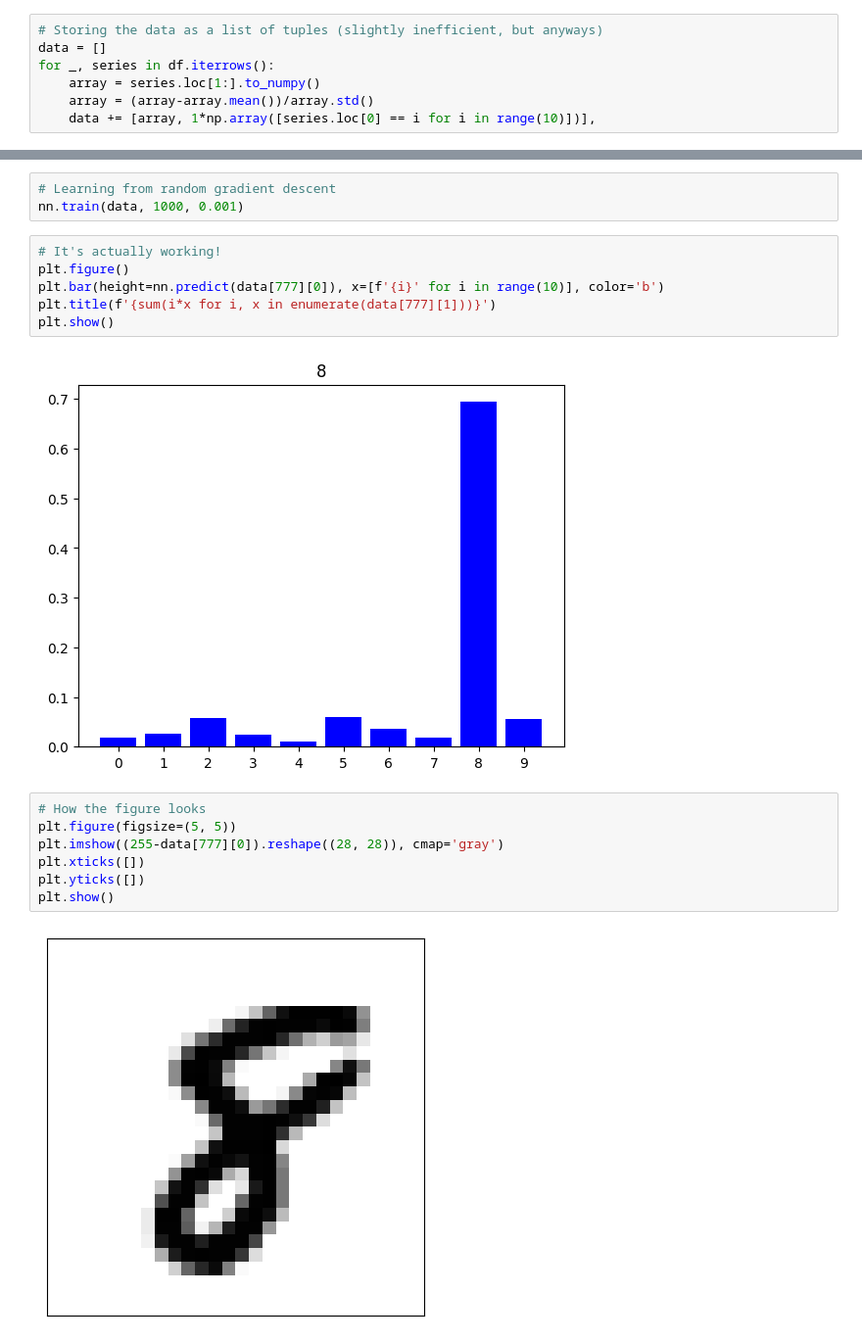
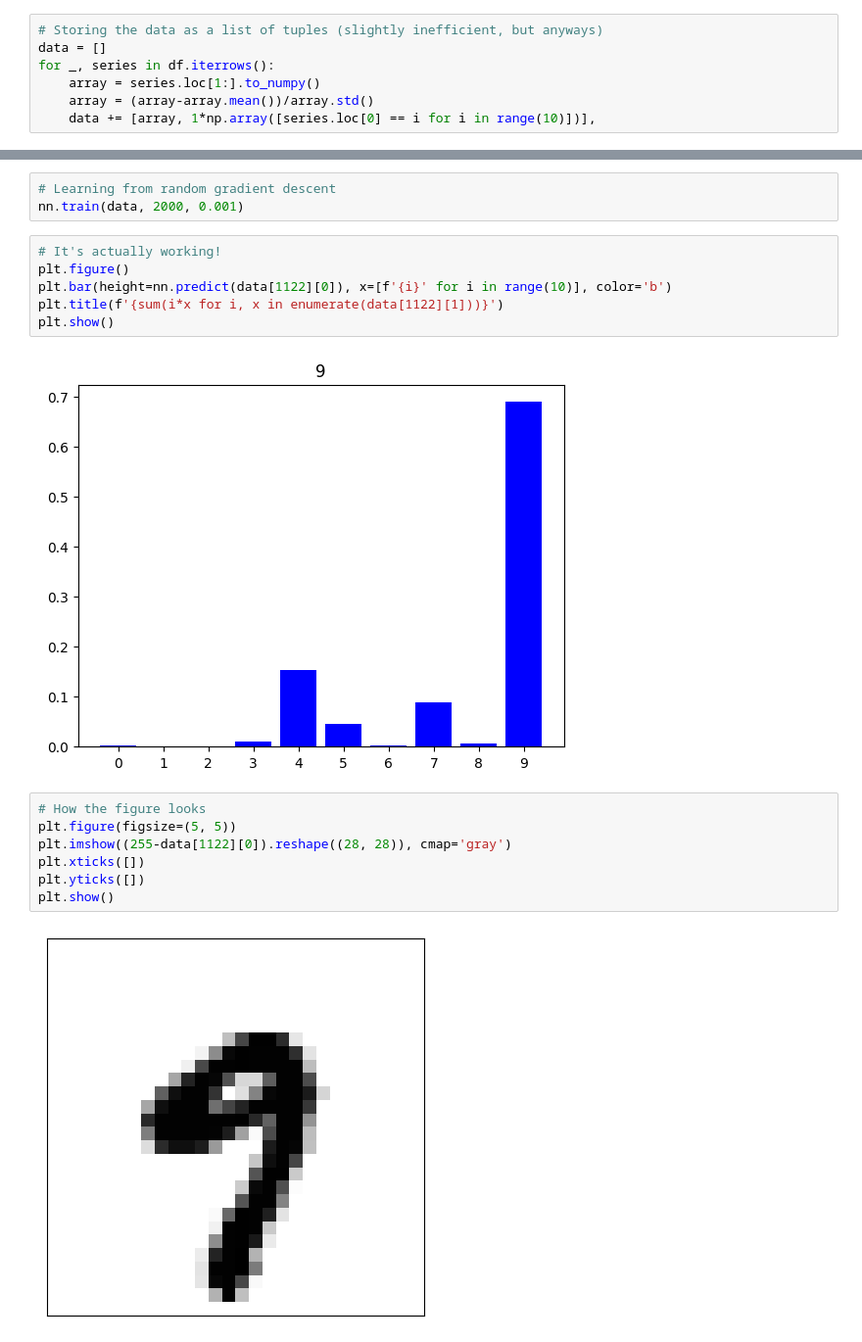
Before and after one commit to magnushelliesen/neural-network, a Jupyter notebook: neural-network-mnist-test.ipynb, the cells around one changed output, grey strips where cells are left out. Shown at 98% size. Saved outputs shown, nothing was run; the diff lists cells and outputs as text.

```diff
--- a/neural-network-mnist-test.ipynb
+++ b/neural-network-mnist-test.ipynb
@@ -46,23 +46,23 @@ plt.show()
 # %%
 # Learning from random gradient descent
-nn.train(data, 1000, 0.001)
+nn.train(data, 2000, 0.001)
 # %%
 # It's actually working!
 plt.figure()
-plt.bar(height=nn.predict(data[777][0]), x=[f'{i}' for i in range(10)], color='b')
-plt.title(f'{sum(i*x for i, x in enumerate(data[777][1]))}')
+plt.bar(height=nn.predict(data[1122][0]), x=[f'{i}' for i in range(10)], color='b')
+plt.title(f'{sum(i*x for i, x in enumerate(data[1122][1]))}')
 plt.show()
 # %% [output]
-[figure, old version]
+[figure, new version]
 # %%
 # How the figure looks
 plt.figure(figsize=(5, 5))
-plt.imshow((255-data[777][0]).reshape((28, 28)), cmap='gray')
+plt.imshow((255-data[1122][0]).reshape((28, 28)), cmap='gray')
 plt.xticks([])
 plt.yticks([])
 plt.show()
 # %% [output]
-[figure, old version]
+[figure, new version]
 # %%
 # Heatmap of weights after training
 plt.figure(figsize=(7.5, 7.5))
```
Also changed, not shown: parts of 3 cells of this notebook, 1 other file.
